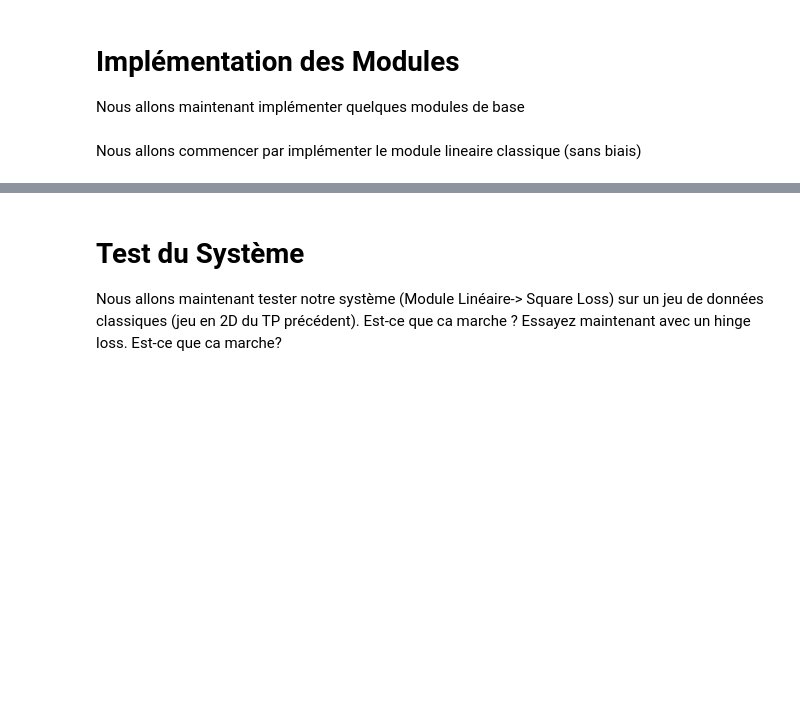
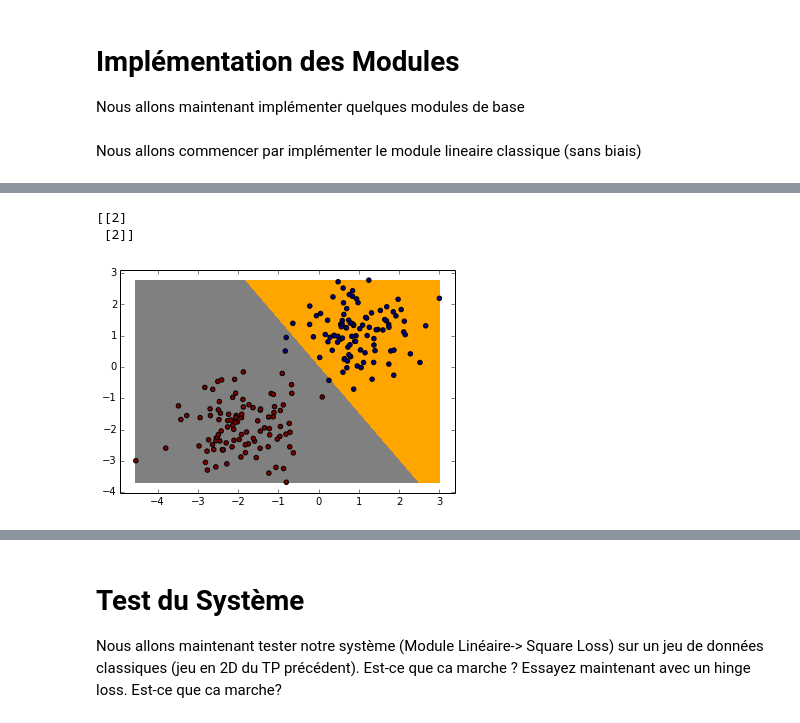
Before and after one commit to amine255/Data_Science_School, a Jupyter notebook: Machine Learning/TP3-NN/TP3.ipynb, the cells around one changed output, grey strips where cells are left out. Cells and saved outputs as stored; diff of their text form; code cells hidden in the pictures; blank space fills up the shorter version.

```diff
--- a/Machine Learning/TP3-NN/TP3.ipynb
+++ b/Machine Learning/TP3-NN/TP3.ipynb
@@ -33,7 +30,7 @@ class SquareLoss(Loss):
     def backward(self, predicted_output,desired_output):
         y_pred = predicted_output
         y = desired_output
-        delta_out = y_pred*2*(y_pred-y)
+        delta_out = 2*(y_pred-y)/y.shape[0]
         return delta_out
 # %% [markdown]
 Immplémenter le ''hinge loss''
@@ -49,5 +46,5 @@ class HingeLoss(Loss): #L = max(0,-y_pred*y)
     def backward(self, predicted_output,desired_output):
         y_pred = predicted_output
         y = desired_output
-        delta_out = y_pred*np.where(y_pred*y >= 0,0,-y_pred)
+        delta_out = np.where(y_pred*y >= 0,0,-y_pred)/y.shape[0]
         return delta_out
@@ -112,7 +79,7 @@ class Module:
     #Permet de faire les deux backwar simultanément
     def backward(self,input,delta_module_suivant):
         self.backward_update_gradient(input,delta_module_suivant)
-        return self.backward_delte(input,delta_module_suivant)
+        return self.backward_delta(input,delta_module_suivant)
 
     #Retourne les paramètres du module
     def get_parameters(self):
@@ -174,13 +139,0 @@ class LinearModule(Module):
-# %%
-y = np.random.randint(1,10,(5)) ; print "y", y
-
-
-module = LinearModule(2,y.shape[0]) ; print "module.get_parameters()\n", module.get_parameters()
-hinge = HingeLoss()
-
-
-y_pred = module.forward(set.x[0,:]) ; print "y_pred\n", y_pred
-lil_delta = hinge.backward(y_pred,y) ; print "lil_delta\n", lil_delta
-
-backward = module.backward_delta(y_pred,lil_delta) ;
-print "backward_delta \n"; print backward
@@ -201,0 +146,41 @@ backward_delta
+# %%
+set=createGaussianDataset(-2,-2,0.5,1,1,0.5,100)
+#print np.hstack((set.x,set.y))
+data = set.x
+label = set.y
+#plot2DSet(set)
+
+hinge = HingeLoss()
+square = SquareLoss()
+module = LinearModule(2,1)
+
+module.randomize_parameters(1) ; print module.get_parameters()
+
+
+for i in range(100):
+
+    module.init_gradient()
+    t =np.random.choice(data.shape[0])
+    x = data[t,:]
+    y = label[t]
+
+
+    y_pred = module.forward(x)
+    y_pred = binaire(y_pred) ; #print "y_pred | y\n", np.hstack((y_pred,y))
+
+    #print "loss", square.getLossValue(y_pred,y)
+
+    #delta_out = hinge.backward(y_pred,y) ; #print "delta_out", delta_out
+    delta_out = square.backward(y_pred,y) ; #print "delta_out", delta_out
+    #delta_in = module.backward_delta(module.get_parameters(),delta_out); #print delta_in
+
+    module.backward_update_gradient(x,delta_out)
+
+    module.update_parameters(1) ; #print module.get_parameters()
+
+plot_frontiere(set.x,module.forward)
+plot2DSet(set)
+# %% [output]
+[[2]
+ [2]]
+[figure, added]
```
Also changed, not shown: parts of 8 cells of this notebook, 2 other files.
